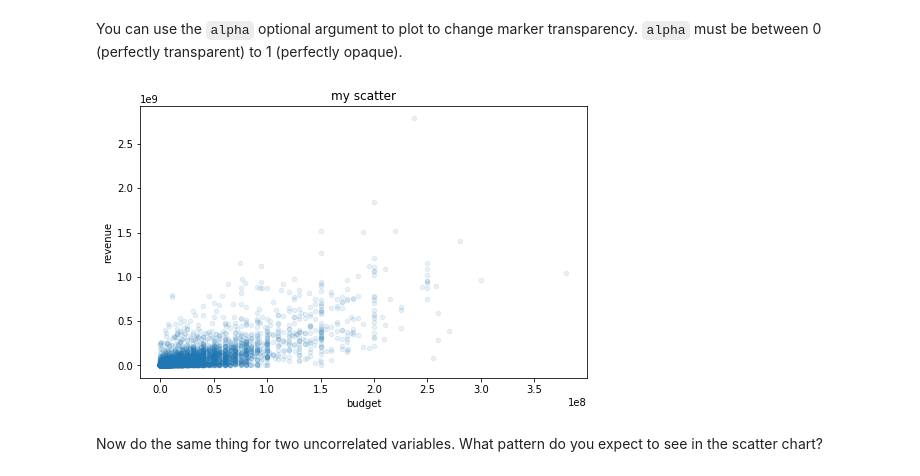
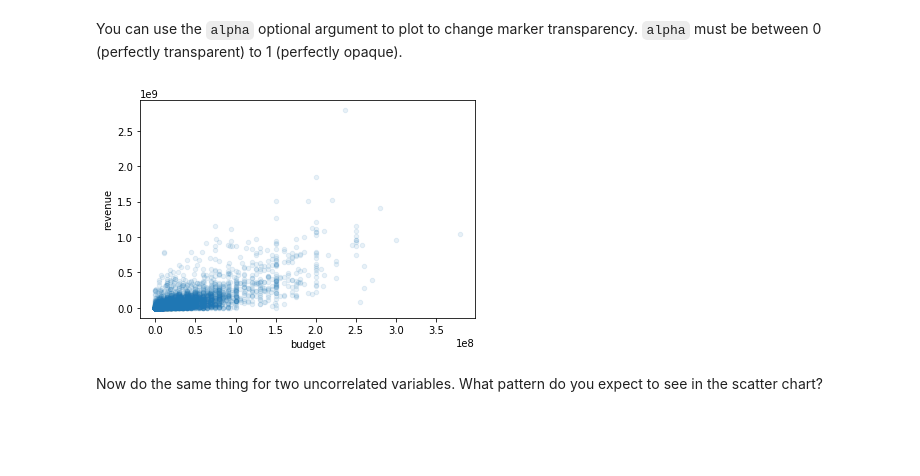
Before and after one commit to davebiagioni/sheets2df, a Jupyter notebook: notebooks/Examples/Exploratory Data Analysis - Completed.ipynb, the cells around one changed output. Saved outputs shown, nothing was run; the diff lists cells and outputs as text; code cells hidden in the pictures; blank space fills up the shorter version.

```diff
--- a/notebooks/Examples/Exploratory Data Analysis - Completed.ipynb
+++ b/notebooks/Examples/Exploratory Data Analysis - Completed.ipynb
@@ -174,9 +256,8 @@ ax = df.plot(kind='scatter', x='budget', y='revenue')
 # %% [markdown]
 You can use the `alpha` optional argument to plot to change marker transparency.  `alpha` must be between 0 (perfectly transparent) to 1 (perfectly opaque).
 # %%
-ax = df.plot(kind='scatter', x='budget', y='revenue', alpha=0.1,
-             title='my scatter', figsize=(8,5))
+ax = df.plot(kind='scatter', x='budget', y='revenue', alpha=.1)
 # %% [output]
-[figure, old version]
+[figure, new version]
 # %% [markdown]
 Now do the same thing for two uncorrelated variables.  What pattern do you expect to see in the scatter chart?
```
Also changed, not shown: parts of 24 cells of this notebook.
